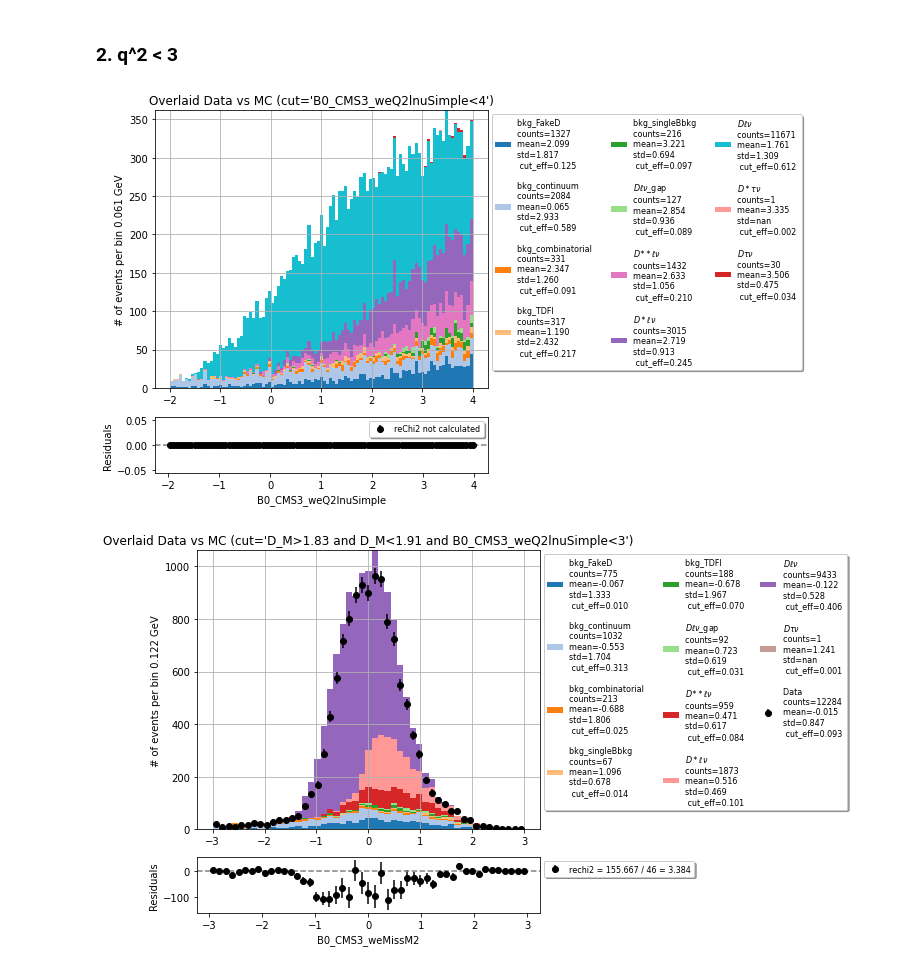
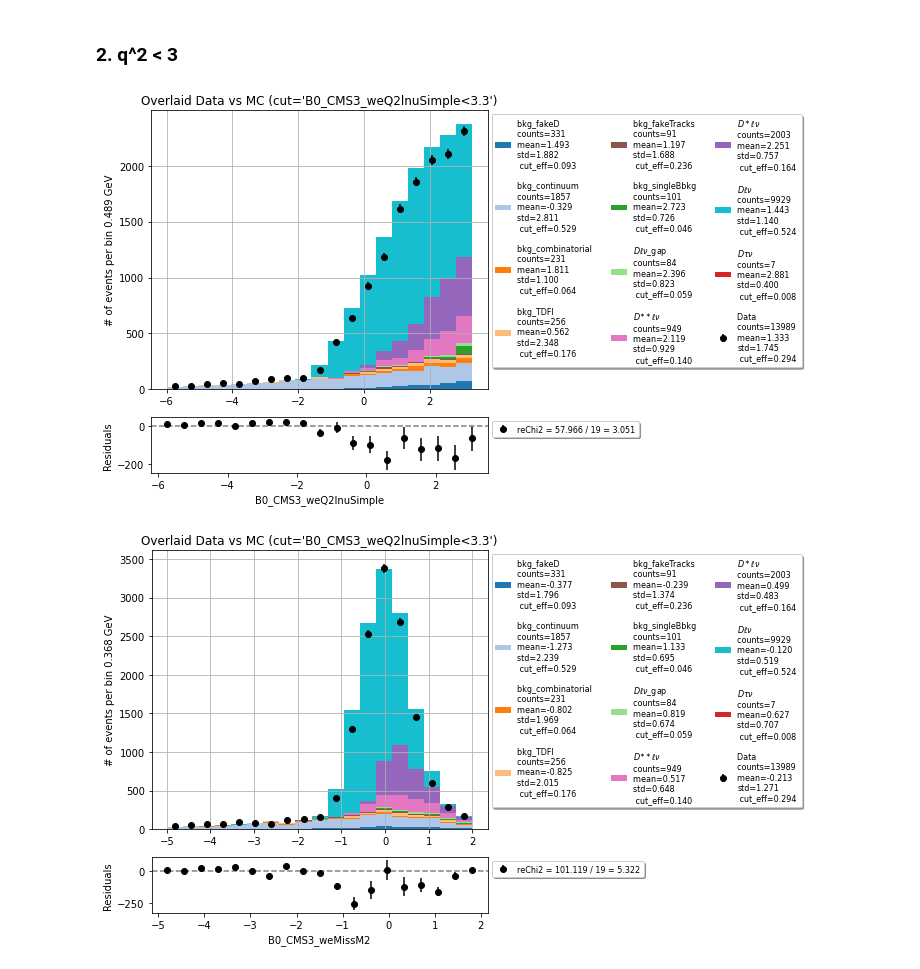
Before and after one commit to zjkjsd/inclusive_R_D, a Jupyter notebook: Notebooks/Plotting/2_PlotNtuple_control.ipynb, the cells around one changed output. Drawn from its saved outputs; the diff is of its cells as text; code cells hidden in the pictures.

```diff
--- a/Notebooks/Plotting/2_PlotNtuple_control.ipynb
+++ b/Notebooks/Plotting/2_PlotNtuple_control.ipynb
@@ -177,21 +109,21 @@ a,b=mpl.plot_data_mc_stacked(variable='p_D_l',bins=b2,ratio=False,
 ### 2. q^2 < 3
 # %%
 # showing the fake D and sidebands in D_M
-b1 = np.linspace(-2,4,100)
+b1 = np.linspace(-6,3.3,20)
 data_hist_all, mc_hist_all = mpl.plot_data_mc_stacked(
-    variable='B0_CMS3_weQ2lnuSimple',bins=b1,cut='1.83<D_M<1.91 and B0_CMS3_weQ2lnuSimple<4',scale=[1,187/200],
+    variable='B0_CMS3_weQ2lnuSimple',bins=b1,cut='B0_CMS3_weQ2lnuSimple<3.3',scale=[1,187/200],
     correction=False,mask=[],figsize=(10,6),ratio=False,
                                 legend_nc=3, legend_fs=8)
 # %% [output]
-[figure, old version]
+[figure, new version]
 # %%
 # signal
-b1 = np.linspace(-3,3,50)
+b1 = np.linspace(-5,2,20)
 a,b=mpl.plot_data_mc_stacked(variable='B0_CMS3_weMissM2',bins=b1,figsize=(10,6),
-                          cut='1.83<D_M<1.91 and B0_CMS3_weQ2lnuSimple<3',
+                          cut='B0_CMS3_weQ2lnuSimple<3.3',
                           scale=[1,187/200],correction=False,mask=[],ratio=False,
                                                       legend_nc=3, legend_fs=8)
 # %% [output]
-[figure, old version]
+[figure, new version]
 # %%
 # signal
```
Also changed, not shown: parts of 14 cells of this notebook, 10 other files.
